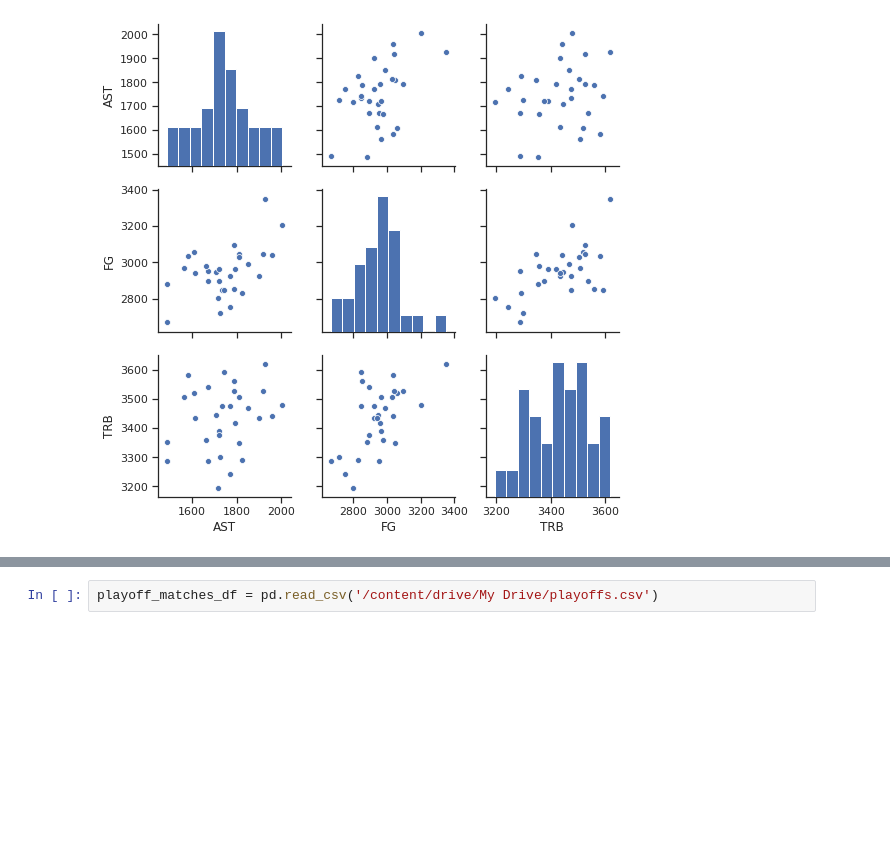
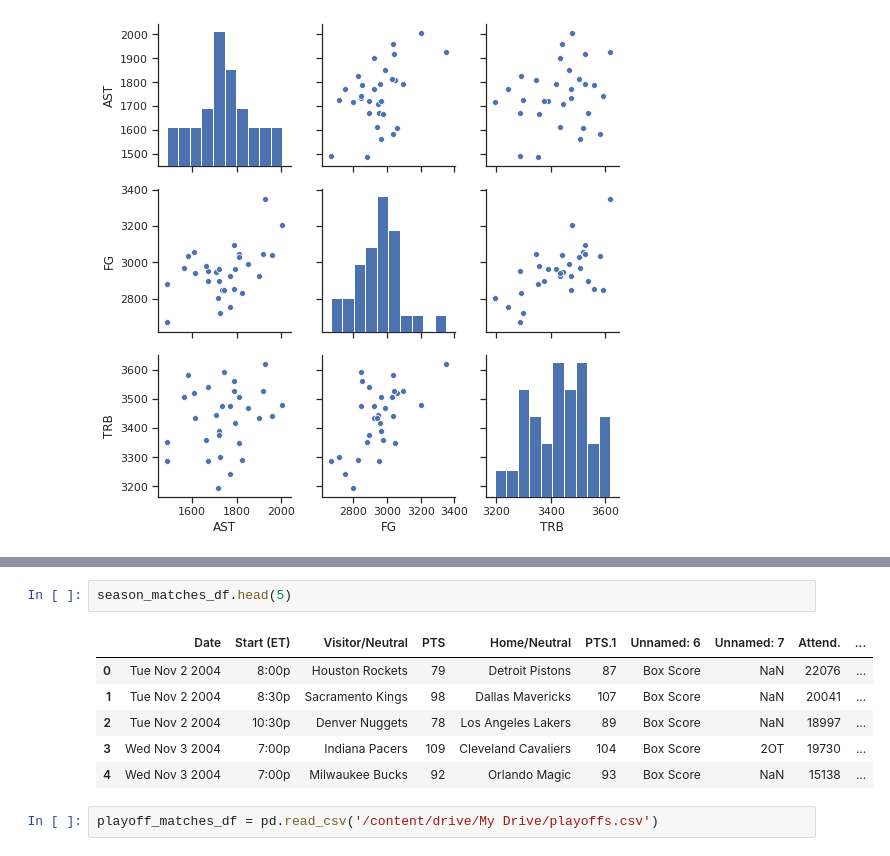
Before and after one commit to raveenaaa/NBA_Prediction, a Jupyter notebook: nba.ipynb, the cells around one changed output, grey strips where cells are left out. Cells and saved outputs as stored; diff of their text form; blank space fills up the shorter version.

```diff
--- a/nba.ipynb
+++ b/nba.ipynb
@@ -47,4 +126,13 @@ sns.heatmap(correlation, annot=True)
 season_matches_df = pd.read_csv('/content/drive/My Drive/season.csv')
+# %%
+season_matches_df.head(5)
+# %% [output]
+|  | Date | Start (ET) | Visitor/Neutral | PTS | Home/Neutral | PTS.1 | Unnamed: 6 | Unnamed: 7 | Attend. | ... |
+| 0 | Tue Nov 2 2004 | 8:00p | Houston Rockets | 79 | Detroit Pistons | 87 | Box Score | NaN | 22076 | ... |
+| 1 | Tue Nov 2 2004 | 8:30p | Sacramento Kings | 98 | Dallas Mavericks | 107 | Box Score | NaN | 20041 | ... |
+| 2 | Tue Nov 2 2004 | 10:30p | Denver Nuggets | 78 | Los Angeles Lakers | 89 | Box Score | NaN | 18997 | ... |
+| 3 | Wed Nov 3 2004 | 7:00p | Indiana Pacers | 109 | Cleveland Cavaliers | 104 | Box Score | 2OT | 19730 | ... |
+| 4 | Wed Nov 3 2004 | 7:00p | Milwaukee Bucks | 92 | Orlando Magic | 93 | Box Score | NaN | 15138 | ... |
 # %%
 playoff_matches_df = pd.read_csv('/content/drive/My Drive/playoffs.csv')
 # %%
```
Also changed, not shown: parts of 29 cells of this notebook.
